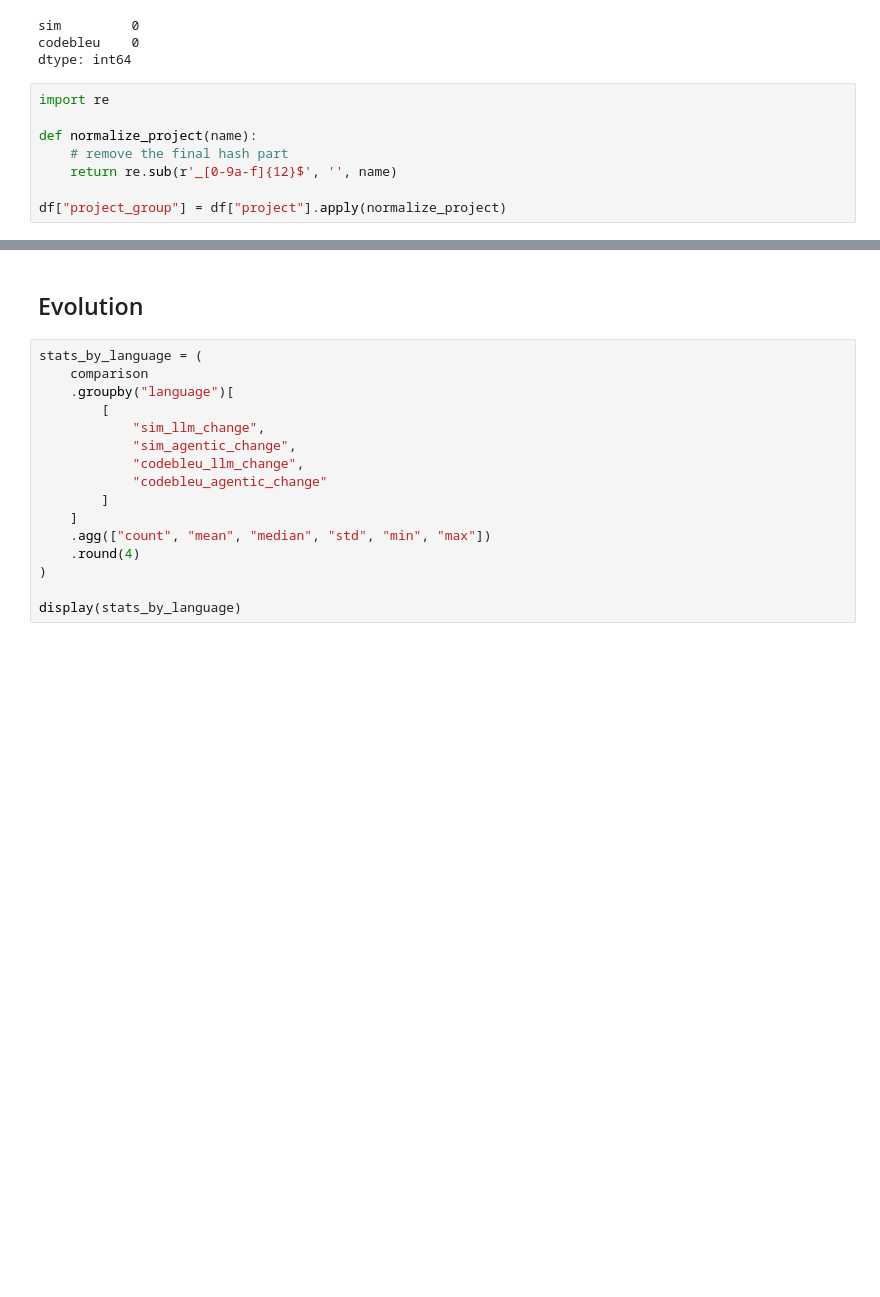
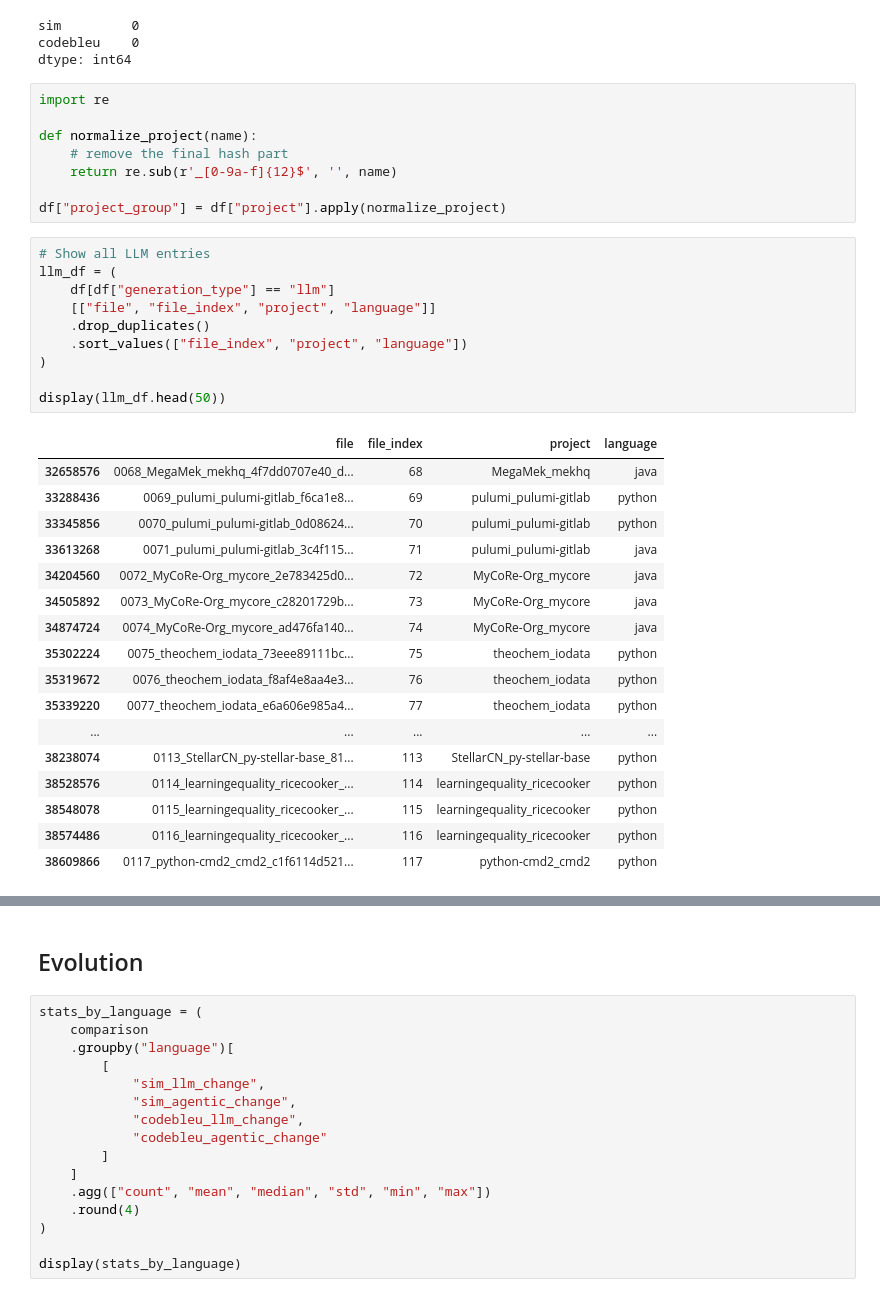
Before and after one commit to lucianoMarchezan/codehistorian-extractor, a Jupyter notebook: analysis/RQ1/RQ1.ipynb, the cells around one changed output, grey strips where cells are left out. Drawn from its saved outputs; the diff is of its cells as text; blank space fills up the shorter version.

```diff
--- a/analysis/RQ1/RQ1.ipynb
+++ b/analysis/RQ1/RQ1.ipynb
@@ -510,6 +504,34 @@ def normalize_project(name):
     return re.sub(r'_[0-9a-f]{12}$', '', name)
 
 df["project_group"] = df["project"].apply(normalize_project)
+# %%
+# Show all LLM entries
+llm_df = (
+    df[df["generation_type"] == "llm"]
+    [["file", "file_index", "project", "language"]]
+    .drop_duplicates()
+    .sort_values(["file_index", "project", "language"])
+)
+
+display(llm_df.head(50))
+# %% [output]
+|  | file | file_index | project | language |
+| 32658576 | 0068_MegaMek_mekhq_4f7dd0707e40_d... | 68 | MegaMek_mekhq | java |
+| 33288436 | 0069_pulumi_pulumi-gitlab_f6ca1e8... | 69 | pulumi_pulumi-gitlab | python |
+| 33345856 | 0070_pulumi_pulumi-gitlab_0d08624... | 70 | pulumi_pulumi-gitlab | python |
+| 33613268 | 0071_pulumi_pulumi-gitlab_3c4f115... | 71 | pulumi_pulumi-gitlab | java |
+| 34204560 | 0072_MyCoRe-Org_mycore_2e783425d0... | 72 | MyCoRe-Org_mycore | java |
+| 34505892 | 0073_MyCoRe-Org_mycore_c28201729b... | 73 | MyCoRe-Org_mycore | java |
+| 34874724 | 0074_MyCoRe-Org_mycore_ad476fa140... | 74 | MyCoRe-Org_mycore | java |
+| 35302224 | 0075_theochem_iodata_73eee89111bc... | 75 | theochem_iodata | python |
+| 35319672 | 0076_theochem_iodata_f8af4e8aa4e3... | 76 | theochem_iodata | python |
+| 35339220 | 0077_theochem_iodata_e6a606e985a4... | 77 | theochem_iodata | python |
+| ... | ... | ... | ... | ... |
+| 38238074 | 0113_StellarCN_py-stellar-base_81... | 113 | StellarCN_py-stellar-base | python |
+| 38528576 | 0114_learningequality_ricecooker_... | 114 | learningequality_ricecooker | python |
+| 38548078 | 0115_learningequality_ricecooker_... | 115 | learningequality_ricecooker | python |
+| 38574486 | 0116_learningequality_ricecooker_... | 116 | learningequality_ricecooker | python |
+| 38609866 | 0117_python-cmd2_cmd2_c1f6114d521... | 117 | python-cmd2_cmd2 | python |
 # %%
 project_scores = (
     df
```
Also changed, not shown: parts of 5 cells of this notebook, 2 other files.
